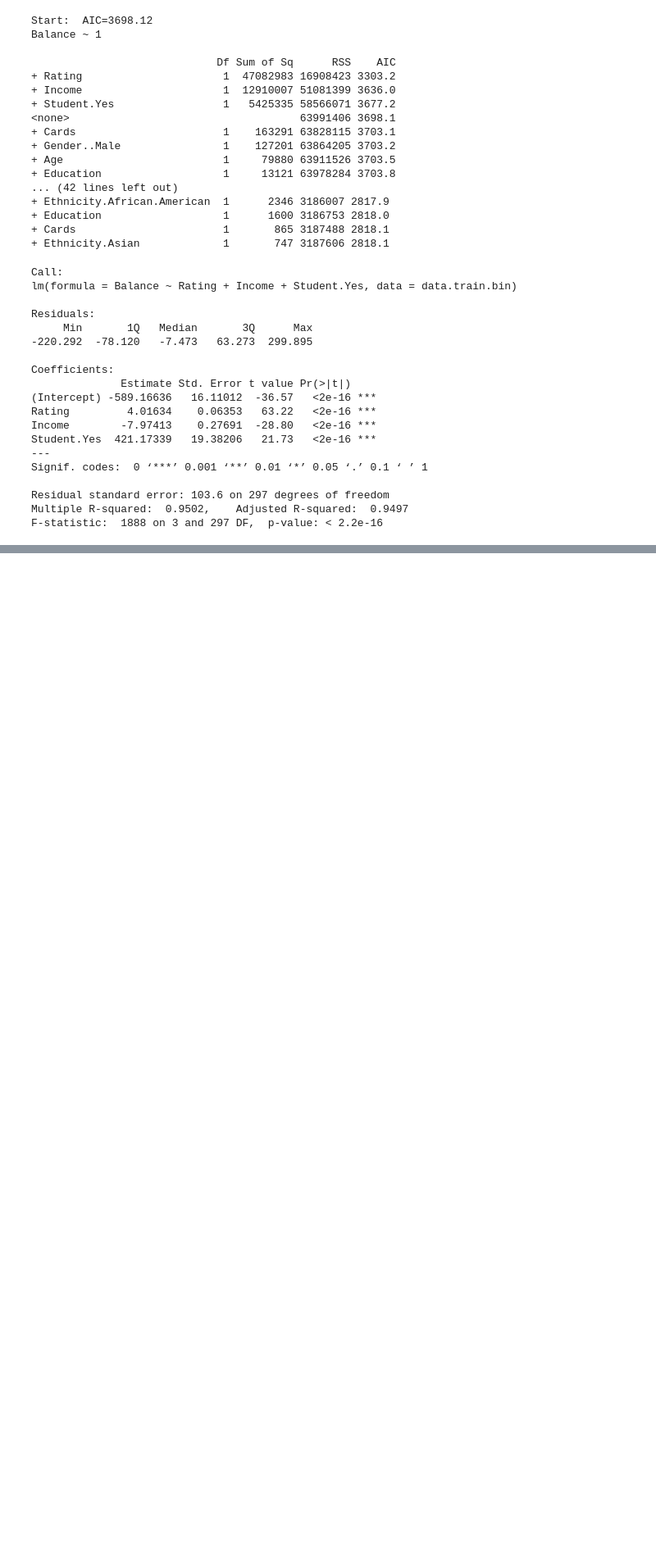
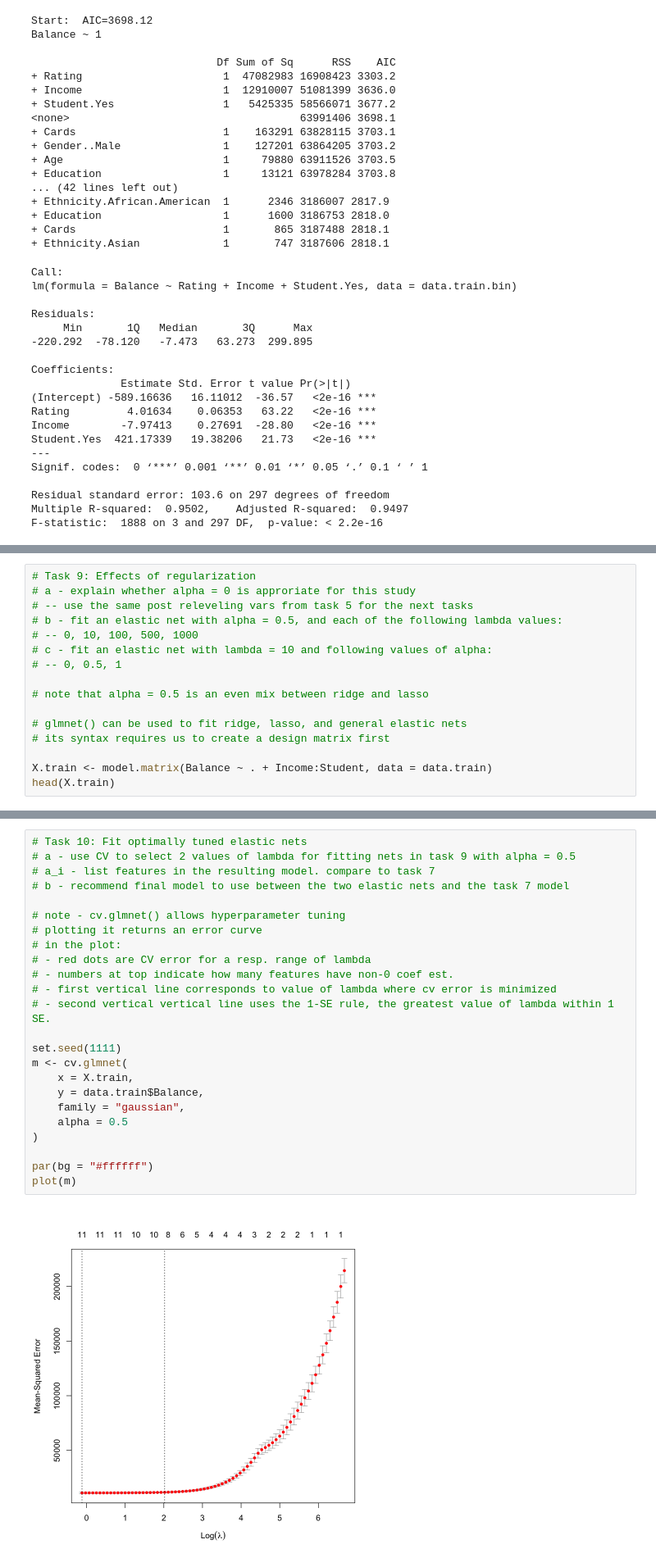
Before and after one commit to shafinmalik/actuarial, a Jupyter notebook: set06.ipynb, the cells around one changed output, grey strips where cells are left out. Shown at 82% size. Saved outputs shown, nothing was run; the diff lists cells and outputs as text; blank space fills up the shorter version.

```diff
--- a/set06.ipynb
+++ b/set06.ipynb
@@ -552,0 +577,16 @@ RMSE(data.test$Balance, predict(model.forward.BIC, newdata = data.test.bin))
+# %%
+# Task 9: Effects of regularization
+# a - explain whether alpha = 0 is approriate for this study
+# -- use the same post releveling vars from task 5 for the next tasks
+# b - fit an elastic net with alpha = 0.5, and each of the following lambda values:
+# -- 0, 10, 100, 500, 1000
+# c - fit an elastic net with lambda = 10 and following values of alpha:
+# -- 0, 0.5, 1
+
+# note that alpha = 0.5 is an even mix between ridge and lasso
+
+# glmnet() can be used to fit ridge, lasso, and general elastic nets
+# its syntax requires us to create a design matrix first
+
+X.train <- model.matrix(Balance ~ . + Income:Student, data = data.train)
+head(X.train)
@@ -552,0 +739,26 @@ RMSE(data.test$Balance, predict(model.forward.BIC, newdata = data.test.bin))
+# %%
+# Task 10: Fit optimally tuned elastic nets
+# a - use CV to select 2 values of lambda for fitting nets in task 9 with alpha = 0.5
+# a_i - list features in the resulting model. compare to task 7
+# b - recommend final model to use between the two elastic nets and the task 7 model
+
+# note - cv.glmnet() allows hyperparameter tuning
+# plotting it returns an error curve
+# in the plot:
+# - red dots are CV error for a resp. range of lambda
+# - numbers at top indicate how many features have non-0 coef est.
+# - first vertical line corresponds to value of lambda where cv error is minimized
+# - second vertical vertical line uses the 1-SE rule, the greatest value of lambda within 1 SE.
+
+set.seed(1111)
+m <- cv.glmnet(
+    x = X.train,
+    y = data.train$Balance,
+    family = "gaussian",
+    alpha = 0.5
+)
+
+par(bg = "#ffffff")
+plot(m)
+# %% [output]
+[figure, added]
```
Also changed, not shown: parts of 8 cells of this notebook.
